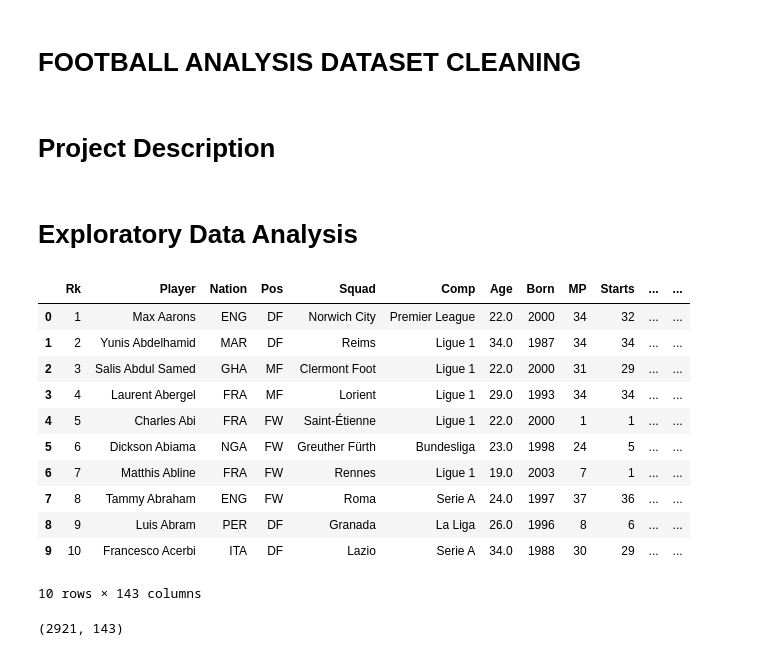
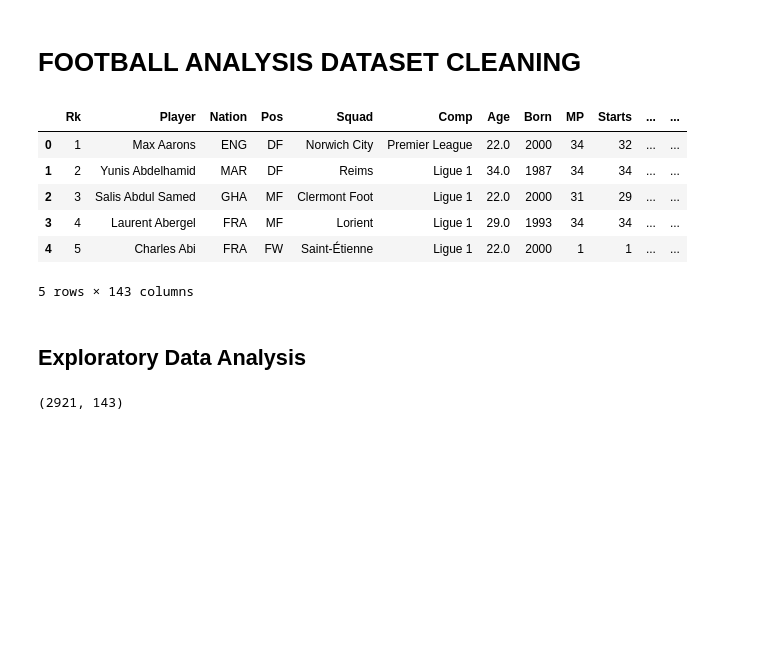
Before and after one commit to iameberedavid/Football-Analysis, a Jupyter notebook: Footballl Analysis Notebook.ipynb, the cells around one changed output. Drawn from its saved outputs; the diff is of its cells as text; code cells hidden in the pictures; blank space fills up the shorter version.

```diff
--- a/Footballl Analysis Notebook.ipynb
+++ b/Footballl Analysis Notebook.ipynb
@@ -1,9 +1,5 @@
 # %% [markdown]
 # FOOTBALL ANALYSIS DATASET CLEANING
-# %% [markdown]
-# Project Description
-# %% [markdown]
-# Exploratory Data Analysis
 # %%
 # Import required libraries
 
@@ -15,18 +12,16 @@ import os
 # %%
 # Load the dataset to a pandas dataframe, specifying the encoding as 'latin-1' and delimiter as ';'
+
 data = pd.read_csv('2021-2022 Football Player Stats.csv', encoding='latin-1', delimiter=';')
-data.head(10)
+data.head()
 # %% [output]
 |  | Rk | Player | Nation | Pos | Squad | Comp | Age | Born | MP | Starts | ... | ... |
 | 0 | 1 | Max Aarons | ENG | DF | Norwich City | Premier League | 22.0 | 2000 | 34 | 32 | ... | ... |
 | 1 | 2 | Yunis Abdelhamid | MAR | DF | Reims | Ligue 1 | 34.0 | 1987 | 34 | 34 | ... | ... |
 | 2 | 3 | Salis Abdul Samed | GHA | MF | Clermont Foot | Ligue 1 | 22.0 | 2000 | 31 | 29 | ... | ... |
 | 3 | 4 | Laurent Abergel | FRA | MF | Lorient | Ligue 1 | 29.0 | 1993 | 34 | 34 | ... | ... |
 | 4 | 5 | Charles Abi | FRA | FW | Saint-Étienne | Ligue 1 | 22.0 | 2000 | 1 | 1 | ... | ... |
-| 5 | 6 | Dickson Abiama | NGA | FW | Greuther Fürth | Bundesliga | 23.0 | 1998 | 24 | 5 | ... | ... |
-| 6 | 7 | Matthis Abline | FRA | FW | Rennes | Ligue 1 | 19.0 | 2003 | 7 | 1 | ... | ... |
-| 7 | 8 | Tammy Abraham | ENG | FW | Roma | Serie A | 24.0 | 1997 | 37 | 36 | ... | ... |
-| 8 | 9 | Luis Abram | PER | DF | Granada | La Liga | 26.0 | 1996 | 8 | 6 | ... | ... |
-| 9 | 10 | Francesco Acerbi | ITA | DF | Lazio | Serie A | 34.0 | 1988 | 30 | 29 | ... | ... |
-10 rows × 143 columns
+5 rows × 143 columns
+# %% [markdown]
+## Exploratory Data Analysis
 # %%
```
Also changed, not shown: parts of 27 cells of this notebook.
